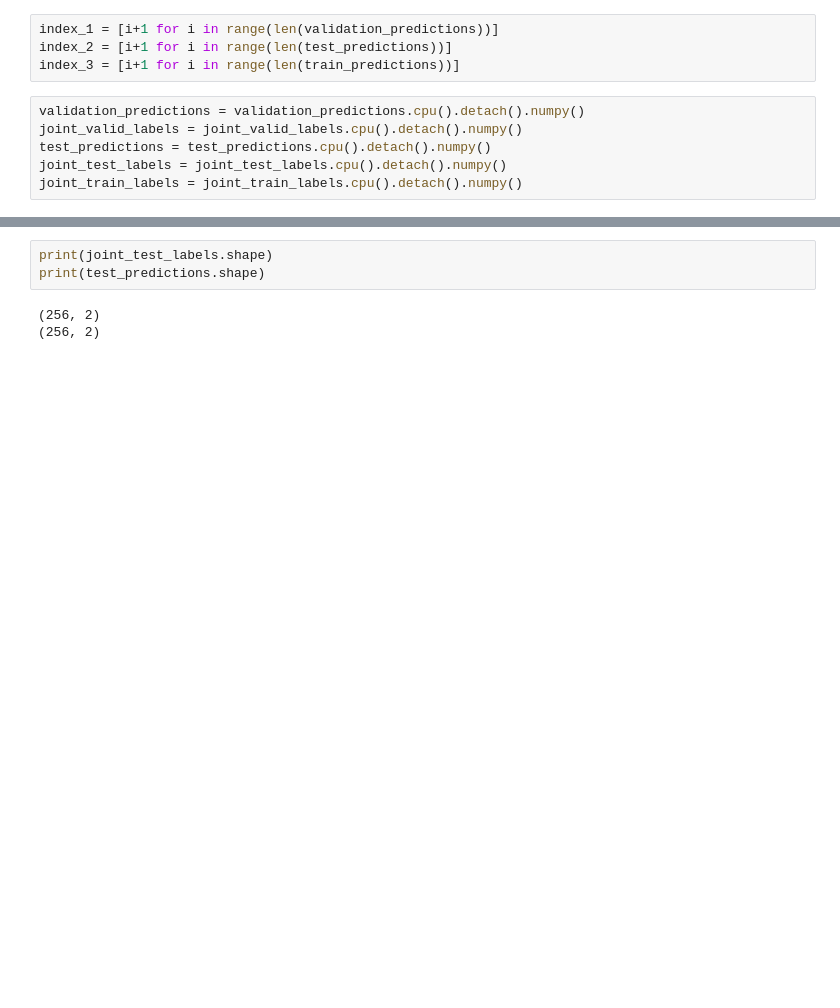
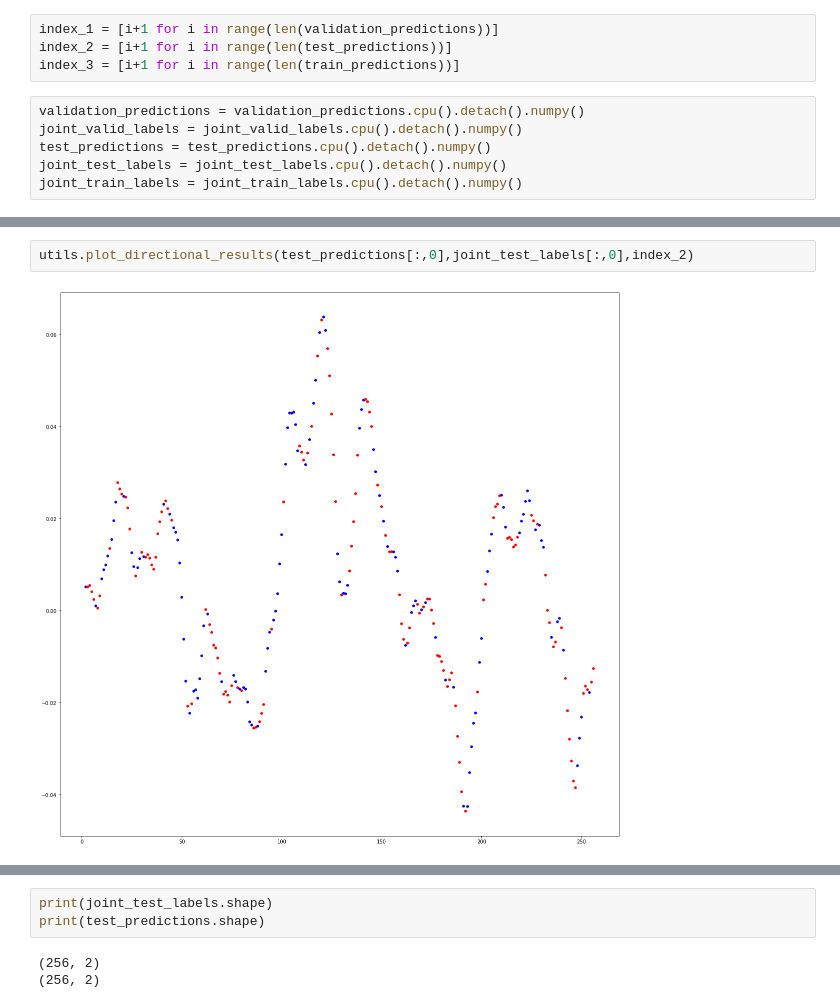
Before and after one commit to apof/Master-Thesis-----Deep-Kernel-Learning-and-Neural-Processes--combining-GPs-with-DL, a Jupyter notebook: Neural_Net_Timeseries.ipynb, the cells around one changed output, grey strips where cells are left out. Cells and saved outputs as stored; diff of their text form; blank space fills up the shorter version.

```diff
--- a/Neural_Net_Timeseries.ipynb
+++ b/Neural_Net_Timeseries.ipynb
@@ -596,3 +371,7 @@ joint_train_labels = joint_train_labels.cpu().detach().numpy()
+# %%
+utils.plot_directional_results(test_predictions[:,0],joint_test_labels[:,0],index_2)
+# %% [output]
+[figure, added]
 # %%
 plt.figure(figsize=(15, 15))
 
```
Also changed, not shown: parts of 21 cells of this notebook.
